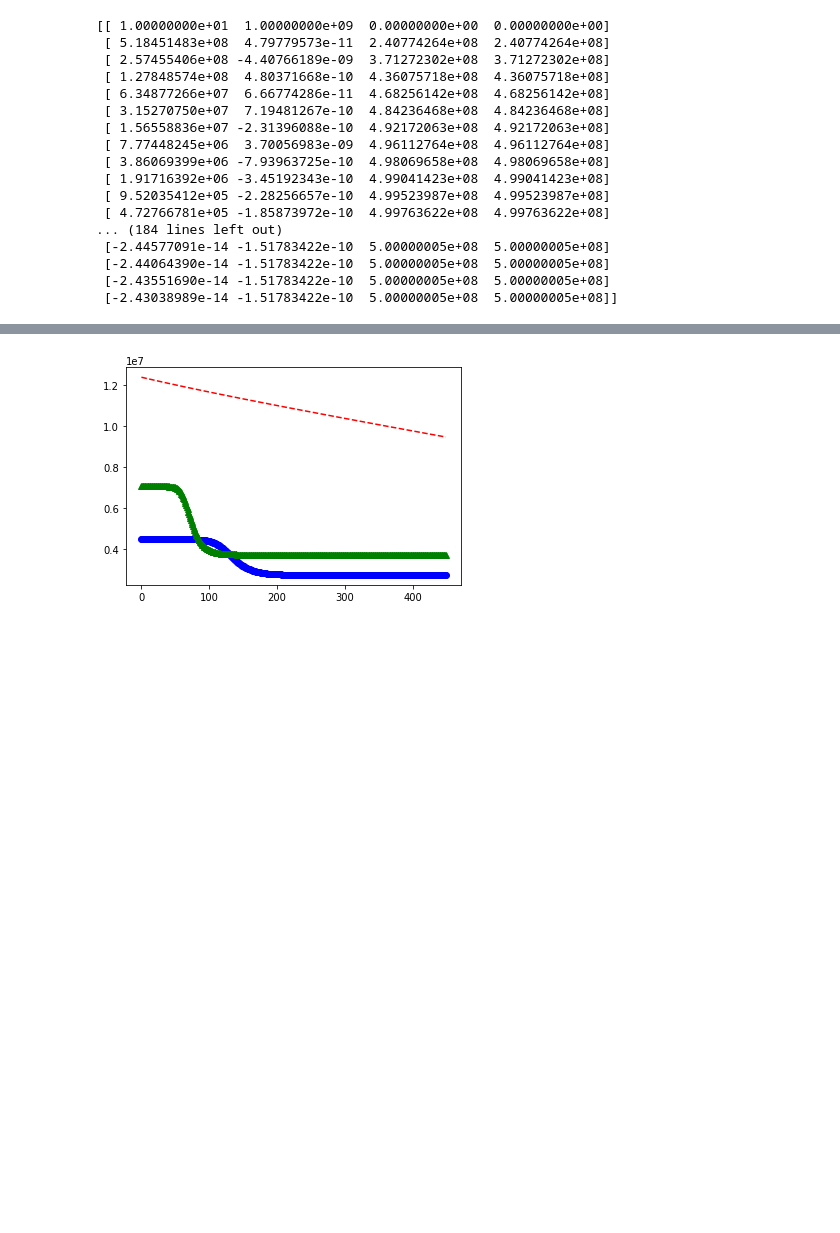
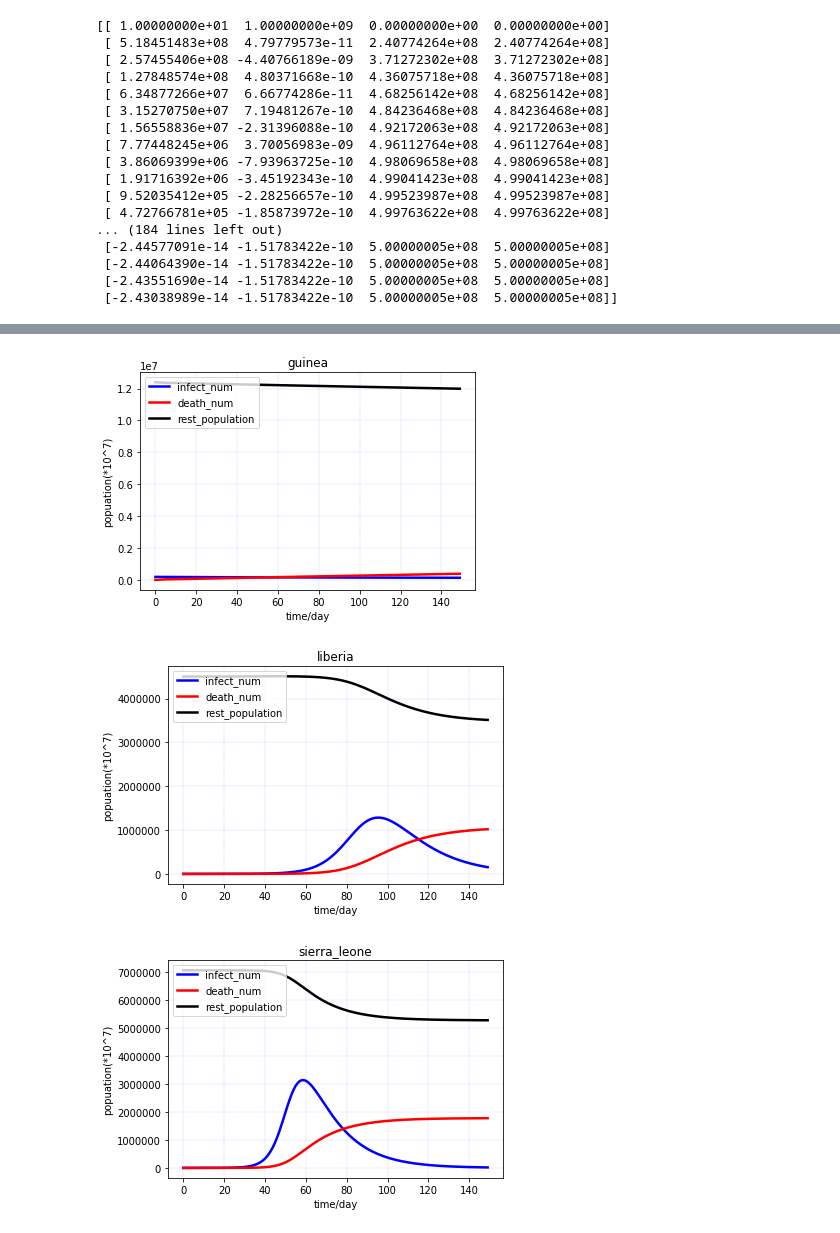
Before and after one commit to huangjundashuaige/mcm_prepare, a Jupyter notebook: 2015-a.ipynb, the cells around one changed output, grey strips where cells are left out. Cells and saved outputs as stored; diff of their text form; code cells hidden in the pictures; blank space fills up the shorter version.

Commit message:
graph

```diff
--- a/2015-a.ipynb
+++ b/2015-a.ipynb
@@ -2,7 +2,7 @@
 import random
 import time
 random.seed(time.time())
-
+day=0
 class Group(object):##the class of a group which could be a country or state
     infect_rate=0
     infect_num=0
@@ -106,7 +117,11 @@ dict_country['sierra_leone'].next_group=Node(guinea,liberia)
 # %%
 axis_x=[]
 axis_y=[]
-dict_axis_y={}
+dict_axis_y_infect_num={}
+dict_axis_y_death_num={}
+dict_axis_y_rest_population={}
 for country in dict_country:
-    dict_axis_y[country]=[]
+    dict_axis_y_infect_num[country]=[]
+    dict_axis_y_death_num[country]=[]
+    dict_axis_y_rest_population[country]=[]
 # %%
@@ -146,9 +148,41 @@ the population of sierra_leone : 3741360.687795;infect_rate : 0.000004
-# %%
-import numpy as np
-import matplotlib.pyplot as plt
-# evenly sampled time at 200ms intervals
-# red dashes, blue squares and green triangles
-plt.plot(axis_x, dict_axis_y['guinea'], 'r--', axis_x, dict_axis_y['liberia'], 'bo', axis_x, dict_axis_y['sierra_leone'], 'g^')
-plt.show()
-# %% [output]
-[figure, removed]
+# %%
+import numpy as np
+from pylab import *
+import matplotlib.pyplot as plt
+# evenly sampled time at 200ms intervals
+# red dashes, blue squares and green triangles
+#plt.plot(axis_x, dict_axis_y['guinea'], 'r--', axis_x, dict_axis_y['liberia'], 'b:', axis_x, dict_axis_y['sierra_leone'], 'g-.')
+#plt.show()
+plot(axis_x, dict_axis_y_infect_num['guinea'], color="blue", linewidth=2.5, linestyle="-", label="infect_num")
+plot(axis_x, dict_axis_y_death_num['guinea'], color="red",  linewidth=2.5, linestyle="-", label="death_num")
+plot(axis_x,  dict_axis_y_rest_population['guinea'], color="black",  linewidth=2.5, linestyle="-", label="rest_population")
+legend(loc='upper left')
+plt.xlabel('time/day')
+plt.ylabel('popuation(*10^7)')
+plt.grid(True, linestyle = "-.", color = "blue", linewidth = "0.1")
+plt.title('guinea')
+plt.show()
+
+plot(axis_x, dict_axis_y_infect_num['liberia'], color="blue", linewidth=2.5, linestyle="-", label="infect_num")
+plot(axis_x, dict_axis_y_death_num['liberia'], color="red",  linewidth=2.5, linestyle="-", label="death_num")
+plot(axis_x,  dict_axis_y_rest_population['liberia'], color="black",  linewidth=2.5, linestyle="-", label="rest_population")
+legend(loc='upper left')
+plt.xlabel('time/day')
+plt.ylabel('popuation(*10^7)')
+plt.grid(True, linestyle = "-.", color = "blue", linewidth = "0.1")
+plt.title('liberia')
+plt.show()
+
+plot(axis_x, dict_axis_y_infect_num['sierra_leone'], color="blue", linewidth=2.5, linestyle="-", label="infect_num")
+plot(axis_x, dict_axis_y_death_num['sierra_leone'], color="red",  linewidth=2.5, linestyle="-", label="death_num")
+plot(axis_x,  dict_axis_y_rest_population['sierra_leone'], color="black",  linewidth=2.5, linestyle="-", label="rest_population")
+legend(loc='upper left')
+plt.xlabel('time/day')
+plt.ylabel('popuation(*10^7)')
+plt.grid(True, linestyle = "-.", color = "blue", linewidth = "0.1")
+plt.title('sierra_leone')
+plt.show()
+# %% [output]
+[figure, added]
+[figure, added]
+[figure, added]
```
Also changed, not shown: parts of 2 cells of this notebook, 8 other files.
